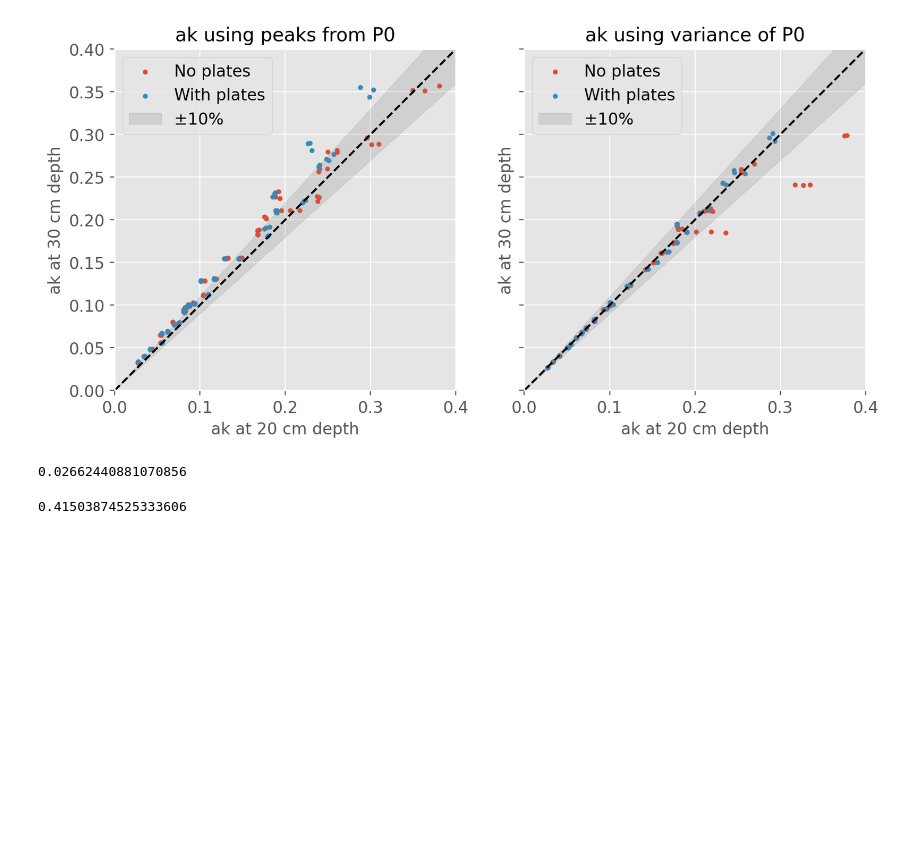
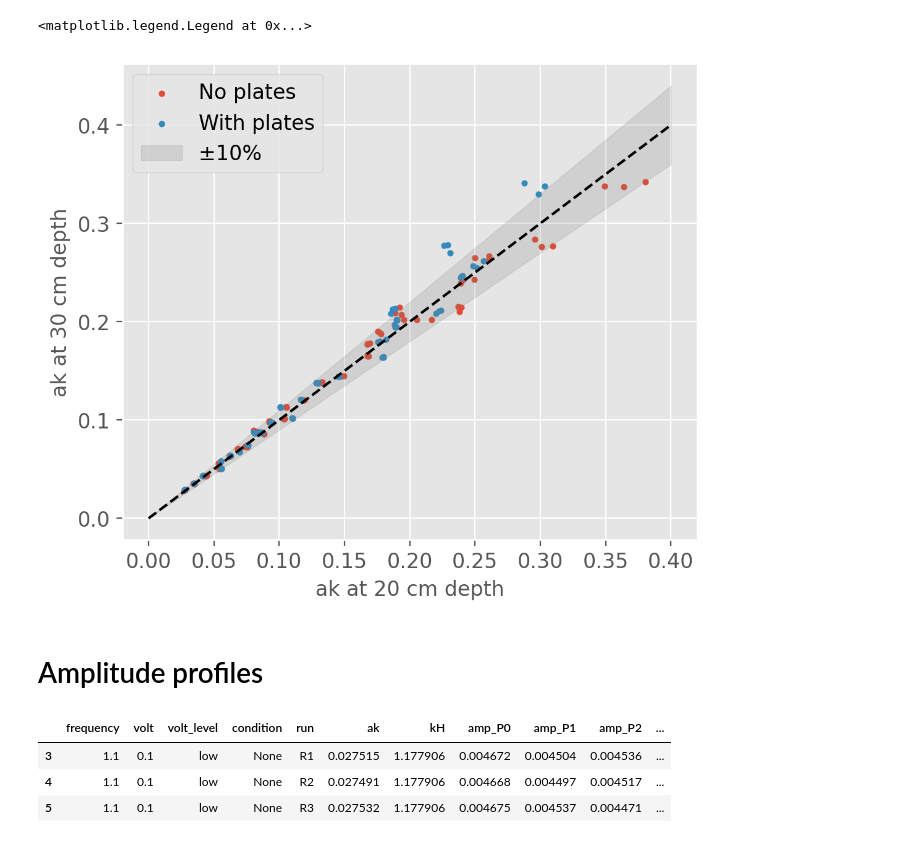
Before and after one commit to kjes4pres/Master_code, a Jupyter notebook: Lab/Probe_analysis/ak_scaling.ipynb, the cells around one changed output. Drawn from its saved outputs; the diff is of its cells as text; code cells hidden in the pictures; blank space fills up the shorter version.

```diff
--- a/Lab/Probe_analysis/ak_scaling.ipynb
+++ b/Lab/Probe_analysis/ak_scaling.ipynb
@@ -854,0 +245,10 @@ Frequency: 1.47, Voltage: 0.459
+# %%
+results = []
+for i, f in enumerate(freqs30):
+    k = estimate_wavenumber(f, 0.3)
+    for v in volts30[i]:
+        print(f"Frequency: {f}, Voltage: {v}")
+        process_condition(data30, f, v, condition="p005", k=k, D=0.3)
+        process_condition(data30, f, v, condition="None", k=k, D=0.3)
+
+df_30 = pd.DataFrame(results)
@@ -855,56 +289,31 @@ Frequency: 1.47, Voltage: 0.459
+# %%
+no_plates_20 = df_20[df_20["condition"]=="None"]
+plates_20 = df_20[df_20["condition"] == "p005"]
+
+no_plates_30 = df_30[df_30["condition"]=="None"]
+plates_30 = df_30[df_30["condition"] == "p005"]
 # %%
-fig, ax = plt.subplots(1,2, figsize=(10, 5), sharey=True)
+fig, ax = plt.subplots(figsize=(6, 5))
 
-ax[0].scatter(ak20_no_plates, ak30_no_plates, s=10, label='No plates')
-ax[0].scatter(ak20_plates, ak30_plates, s=10, label='With plates')
-ax[0].set_title('ak using peaks from P0')
-ax[0].set_xlabel('ak at 20 cm depth')
-ax[0].set_ylabel('ak at 30 cm depth')
-
-ax[1].scatter(ak_no_20, ak_no_30, s=10, label='No plates')
-ax[1].scatter(ak_plates_20, ak_plates_30, s=10, label='With plates')
-ax[1].set_title('ak using variance of P0')
-ax[1].set_xlabel('ak at 20 cm depth')
-ax[1].set_ylabel('ak at 30 cm depth')
+ax.scatter(no_plates_20['ak'], no_plates_30['ak'], s=10, label='No plates')
+ax.scatter(plates_20['ak'], plates_30['ak'], s=10, label='With plates')
+ax.set_xlabel('ak at 20 cm depth')
+ax.set_ylabel('ak at 30 cm depth')
 
 mx = 0.4
 # 1:1 line
 x = np.linspace(0, mx, 200)
 y = x
-ax[0].plot(x, y, 'k--')
-ax[1].plot(x, y, 'k--')
+ax.plot(x, y, 'k--')
 
 # ±10% band around 1:1 line
 upper = y * 1.1
 lower = y * 0.9
-ax[0].fill_between(x, lower, upper, color='gray', alpha=0.2, label='±10% ')
-ax[1].fill_between(x, lower, upper, color='gray', alpha=0.2, label='±10% ')
+ax.fill_between(x, lower, upper, color='gray', alpha=0.2, label='±10% ')
 
-# Make axes comparable
-for ax in ax:
-    ax.set_xlim(0, mx)
-    ax.set_ylim(0, mx)
-    ax.set_aspect('equal', adjustable='box')
-    ax.legend()
+ax.legend()
 # %% [output]
+<matplotlib.legend.Legend at 0x...>
-[figure, old version]
+[figure, new version]
-# %%
-# minimum ak
-min_ak_20 = no_plates_20['ak'].min()
-min_ak_30 = no_plates_30['ak'].min()
-min_ak_20_p = plates_20['ak'].min()
-min_ak_30_p = plates_30['ak'].min()
-
-print(np.min([min_ak_20, min_ak_30, min_ak_20_p, min_ak_30_p]))
-# %% [output]
-0.02662440881070856
-# %%
-# maximum ak
-max_ak_20 = no_plates_20['ak'].max()
-max_ak_30 = no_plates_30['ak'].max()
-max_ak_20_p = plates_20['ak'].max()
-max_ak_30_p = plates_30['ak'].max()
-
-print(np.max([max_ak_20, max_ak_30, max_ak_20_p, max_ak_30_p]))
-# %% [output]
-0.41503874525333606
+# %% [markdown]
+# Amplitude profiles
@@ -910,0 +323,7 @@ print(np.max([max_ak_20, max_ak_30, max_ak_20_p, max_ak_30_p]))
+# %%
+no_plates_20[(no_plates_20["frequency"] == 1.1) & (no_plates_20["volt_level"] == "low")]
+# %% [output]
+|  | frequency | volt | volt_level | condition | run | ak | kH | amp_P0 | amp_P1 | amp_P2 | ... |
+| 3 | 1.1 | 0.1 | low | None | R1 | 0.027515 | 1.177906 | 0.004672 | 0.004504 | 0.004536 | ... |
+| 4 | 1.1 | 0.1 | low | None | R2 | 0.027491 | 1.177906 | 0.004668 | 0.004497 | 0.004517 | ... |
+| 5 | 1.1 | 0.1 | low | None | R3 | 0.027532 | 1.177906 | 0.004675 | 0.004537 | 0.004471 | ... |
```
Also changed, not shown: parts of 37 cells of this notebook, 5 other files.
